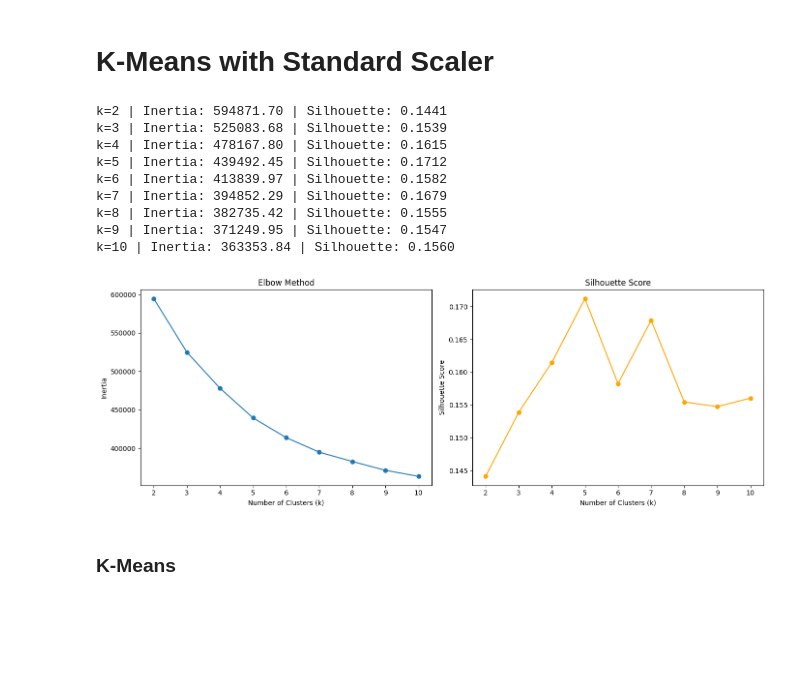
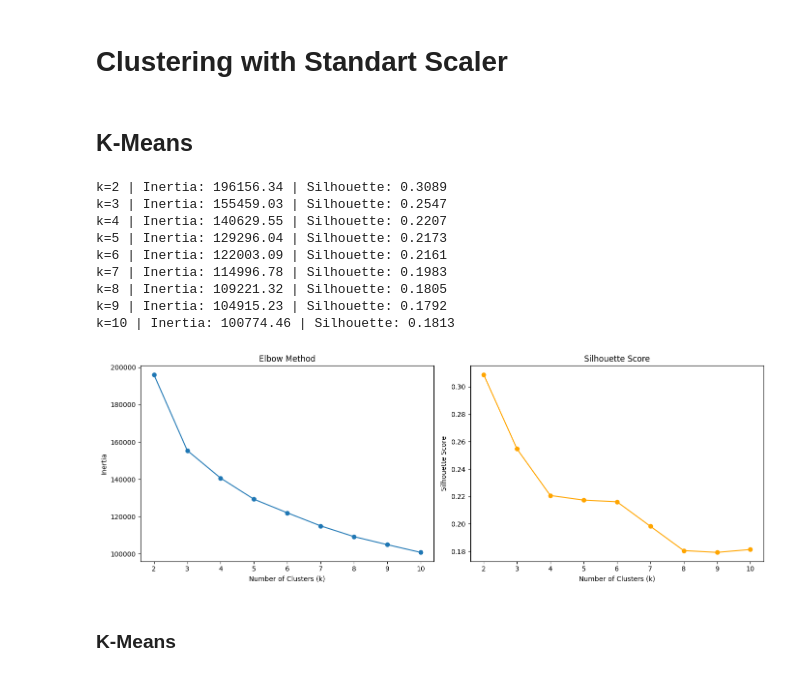
Before and after one commit to marianasfmartins/Customer-Segmentation-Project, a Jupyter notebook: Course Assignment - Customer Segmentation-20260417/main.ipynb, the cells around one changed output. Saved outputs shown, nothing was run; the diff lists cells and outputs as text; code cells hidden in the pictures; blank space fills up the shorter version.

```diff
--- a/Course Assignment - Customer Segmentation-20260417/main.ipynb
+++ b/Course Assignment - Customer Segmentation-20260417/main.ipynb
@@ -9,23 +11,40 @@ df = pd.read_csv('customer_info_engineered.csv')
 df_processed_st = preprocess_data_standardscaler(df)
 df_processed_rb = preprocess_data_robustscaler(df)
 df_processed_mm = preprocess_data_minmaxscaler(df)
+# %%
+healthy_options = [
+    'lifetime_spend_vegetables',
+    'lifetime_spend_meat',
+    'lifetime_spend_fish',
+    'lifetime_spend_alcohol_drinks',
+    'lifetime_spend_nonalcohol_drinks',
+    'lifetime_spend_videogames',
+    'typical_hour',
+    'age'
+]
+
+df_saude_st = df_processed_st[healthy_options]
+df_saude_rb = df_processed_rb[healthy_options]
+df_saude_mm = df_processed_mm[healthy_options]
 # %%
 df_cluster_anaylsis = cluster_analysis(df)
+# %% [markdown]
+# Clustering with Standart Scaler
 # %% [markdown]
-# K-Means with Standard Scaler
+## K-Means
 # %%
-inertias, silhouette_scores = find_optimal_k(df_processed_st)
+inertias, silhouette_scores = find_optimal_k(df_saude_st)
 # %% [output]
-k=2 | Inertia: 594871.70 | Silhouette: 0.1441
-k=3 | Inertia: 525083.68 | Silhouette: 0.1539
-k=4 | Inertia: 478167.80 | Silhouette: 0.1615
-k=5 | Inertia: 439492.45 | Silhouette: 0.1712
-k=6 | Inertia: 413839.97 | Silhouette: 0.1582
-k=7 | Inertia: 394852.29 | Silhouette: 0.1679
-k=8 | Inertia: 382735.42 | Silhouette: 0.1555
-k=9 | Inertia: 371249.95 | Silhouette: 0.1547
-k=10 | Inertia: 363353.84 | Silhouette: 0.1560
+k=2 | Inertia: 196156.34 | Silhouette: 0.3089
+k=3 | Inertia: 155459.03 | Silhouette: 0.2547
+k=4 | Inertia: 140629.55 | Silhouette: 0.2207
+k=5 | Inertia: 129296.04 | Silhouette: 0.2173
+k=6 | Inertia: 122003.09 | Silhouette: 0.2161
+k=7 | Inertia: 114996.78 | Silhouette: 0.1983
+k=8 | Inertia: 109221.32 | Silhouette: 0.1805
+k=9 | Inertia: 104915.23 | Silhouette: 0.1792
+k=10 | Inertia: 100774.46 | Silhouette: 0.1813
-[figure, old version]
+[figure, new version]
 # %% [markdown]
 ### K-Means
 # %%
```
Also changed, not shown: parts of 63 cells of this notebook, 1 other file.
